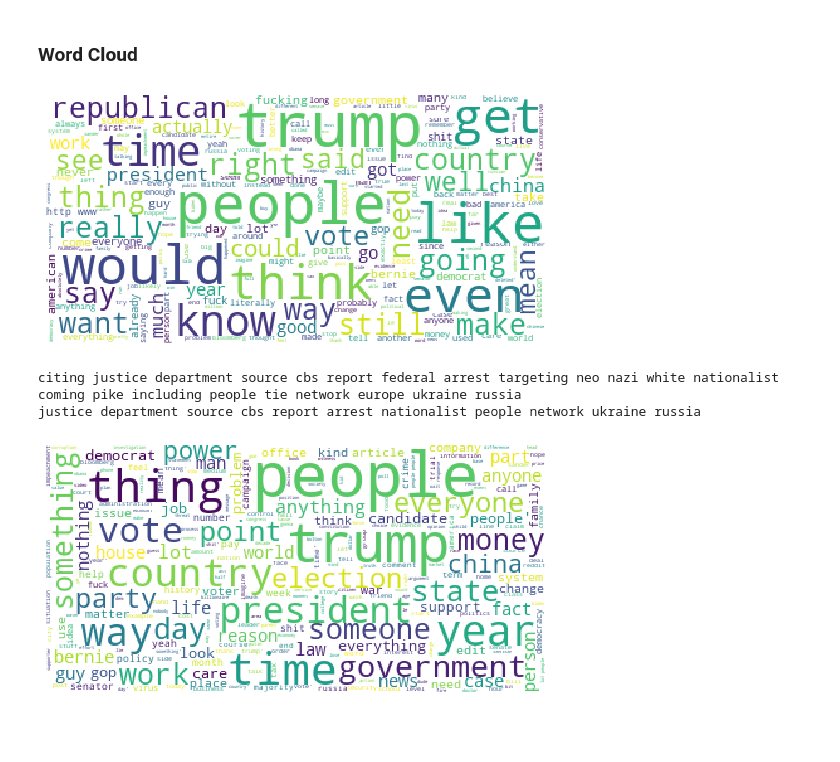
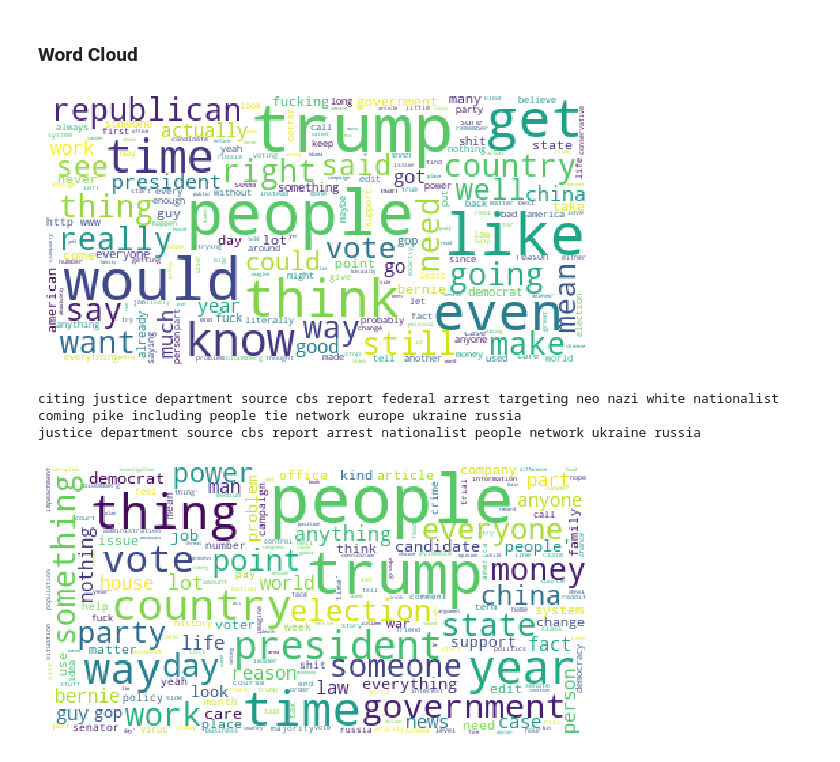
Before and after one commit to ldtalent/dafa-reddit-visualization-and-analytic, a Jupyter notebook: Reddit_Visualize.ipynb, the cells around one changed output. Cells and saved outputs as stored; diff of their text form; code cells hidden in the pictures; blank space fills up the shorter version.

```diff
--- a/Reddit_Visualize.ipynb
+++ b/Reddit_Visualize.ipynb
@@ -487,12 +448,14 @@ corpus[2]
 # Word cloud
 from wordcloud import WordCloud, STOPWORDS, ImageColorGenerator
 
-plt.rcParams["figure.figsize"] = (9,9)
+plt.rcParams["figure.figsize"] = (10, 5)
 wordcloud = WordCloud(    background_color='white',
                           stopwords=stop_words,
-                          max_words=400,
+                          max_words=200,
                           max_font_size=50,
-                          random_state=42
+                          random_state=42,
+                          width=400,
+                          height=200
                          ).generate(str(corpus))
 
 fig = plt.figure(1)
@@ -500,7 +463,7 @@ plt.imshow(wordcloud)
 plt.axis('off')
 plt.show()
 # %% [output]
-[figure, old version]
+[figure, new version]
 # %%
 # Removing everything except Noun
 # Using part-of-speech (POS) tagging:
@@ -525,18 +488,18 @@ citing justice department source cbs report federal arrest targeting neo nazi wh
 justice department source cbs report arrest nationalist people network ukraine russia
 # %%
 # Word cloud
-from wordcloud import WordCloud, STOPWORDS, ImageColorGenerator
-
-plt.rcParams["figure.figsize"] = (9,9)
+plt.rcParams["figure.figsize"] = (10, 5)
 wordcloud = WordCloud(    background_color='white',
-                          max_words=400,
+                          max_words=200,
                           max_font_size=50,
-                          random_state=42
+                          random_state=42,
+                          width=400,
+                          height=200
                          ).generate(str(corpus2))
 
 fig = plt.figure(1)
 plt.imshow(wordcloud)
 plt.axis('off')
 plt.show()
 # %% [output]
-[figure, old version]
+[figure, new version]
```
Also changed, not shown: parts of 8 cells of this notebook.
